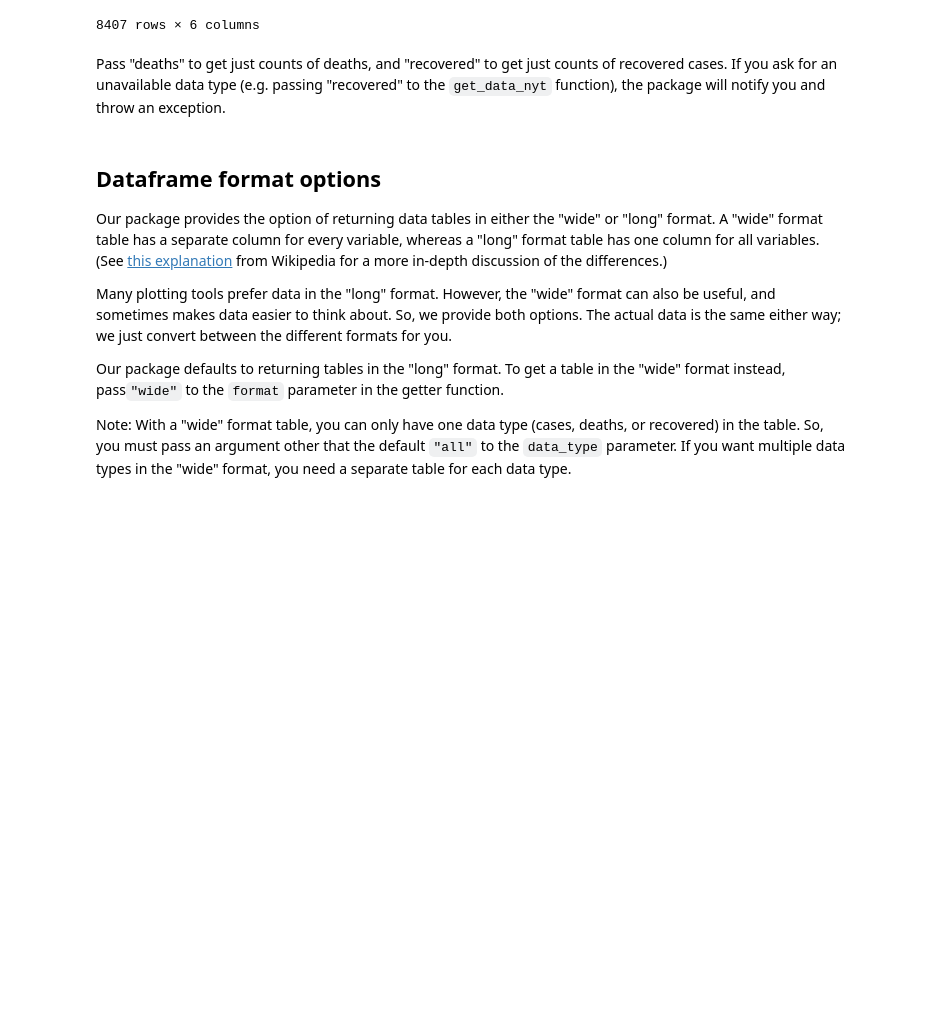
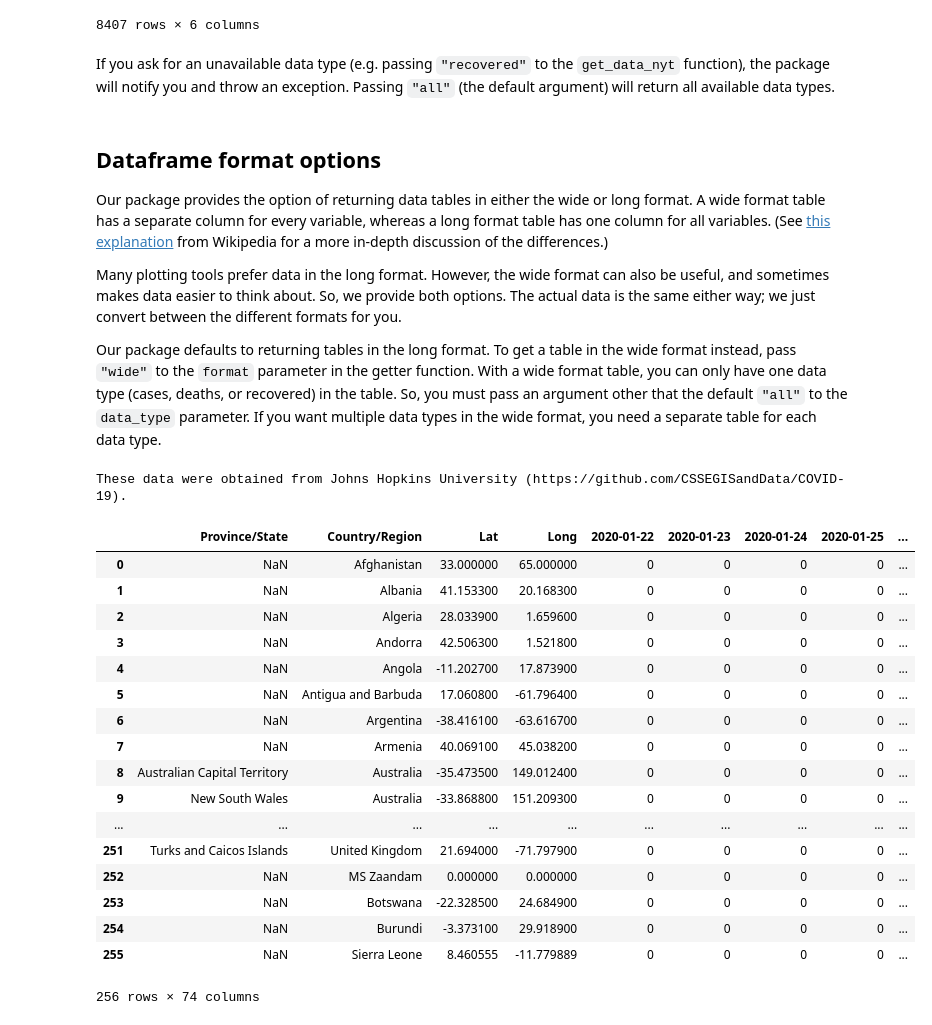
Before and after one commit to PayneLab/covid19pandas, a Jupyter notebook: docs/tutorial1_load_data.ipynb, the cells around one changed output. Cells and saved outputs as stored; diff of their text form; code cells hidden in the pictures; blank space fills up the shorter version.

```diff
--- a/docs/tutorial1_load_data.ipynb
+++ b/docs/tutorial1_load_data.ipynb
@@ -96,13 +98,33 @@ These data were obtained from Johns Hopkins University (https://github.com/CSSEG
 | 8406 | 2020-03-31 | NaN | Zimbabwe | -20.000000 | 30.000000 | 8 |
 8407 rows × 6 columns
 # %% [markdown]
-Pass "deaths" to get just counts of deaths, and "recovered" to get just counts of recovered cases. If you ask for an unavailable data type (e.g. passing "recovered" to the `get_data_nyt` function), the package will notify you and throw an exception.
+If you ask for an unavailable data type (e.g. passing `"recovered"` to the `get_data_nyt` function), the package will notify you and throw an exception. Passing `"all"` (the default argument) will return all available data types.
 # %% [markdown]
 ## Dataframe format options
-Our package provides the option of returning data tables in either the "wide" or "long" format. A "wide" format table has a separate column for every variable, whereas a "long" format table has one column for all variables. (See [this explanation](https://en.wikipedia.org/wiki/Wide_and_narrow_data) from Wikipedia for a more in-depth discussion of the differences.)
+Our package provides the option of returning data tables in either the wide or long format. A wide format table has a separate column for every variable, whereas a long format table has one column for all variables. (See [this explanation](https://en.wikipedia.org/wiki/Wide_and_narrow_data) from Wikipedia for a more in-depth discussion of the differences.)
 
-Many plotting tools prefer data in the "long" format. However, the "wide" format can also be useful, and sometimes makes data easier to think about. So, we provide both options. The actual data is the same either way; we just convert between the different formats for you.
+Many plotting tools prefer data in the long format. However, the wide format can also be useful, and sometimes makes data easier to think about. So, we provide both options. The actual data is the same either way; we just convert between the different formats for you.
 
-Our package defaults to returning tables in the "long" format. To get a table in the "wide" format instead, pass`"wide"` to the `format` parameter in the getter function.
-
-Note: With a "wide" format table, you can only have one data type (cases, deaths, or recovered) in the table. So, you must pass an argument other that the default `"all"` to the `data_type` parameter. If you want multiple data types in the "wide" format, you need a separate table for each data type.
+Our package defaults to returning tables in the long format. To get a table in the wide format instead, pass `"wide"` to the `format` parameter in the getter function. With a wide format table, you can only have one data type (cases, deaths, or recovered) in the table. So, you must pass an argument other that the default `"all"` to the `data_type` parameter. If you want multiple data types in the wide format, you need a separate table for each data type.
+# %%
+cod.get_data_jhu(format="wide", data_type="cases")
+# %% [output]
+These data were obtained from Johns Hopkins University (https://github.com/CSSEGISandData/COVID-19).
+|  | Province/State | Country/Region | Lat | Long | 2020-01-22 | 2020-01-23 | 2020-01-24 | 2020-01-25 | ... |
+| 0 | NaN | Afghanistan | 33.000000 | 65.000000 | 0 | 0 | 0 | 0 | ... |
+| 1 | NaN | Albania | 41.153300 | 20.168300 | 0 | 0 | 0 | 0 | ... |
+| 2 | NaN | Algeria | 28.033900 | 1.659600 | 0 | 0 | 0 | 0 | ... |
+| 3 | NaN | Andorra | 42.506300 | 1.521800 | 0 | 0 | 0 | 0 | ... |
+| 4 | NaN | Angola | -11.202700 | 17.873900 | 0 | 0 | 0 | 0 | ... |
+| 5 | NaN | Antigua and Barbuda | 17.060800 | -61.796400 | 0 | 0 | 0 | 0 | ... |
+| 6 | NaN | Argentina | -38.416100 | -63.616700 | 0 | 0 | 0 | 0 | ... |
+| 7 | NaN | Armenia | 40.069100 | 45.038200 | 0 | 0 | 0 | 0 | ... |
+| 8 | Australian Capital Territory | Australia | -35.473500 | 149.012400 | 0 | 0 | 0 | 0 | ... |
+| 9 | New South Wales | Australia | -33.868800 | 151.209300 | 0 | 0 | 0 | 0 | ... |
+| ... | ... | ... | ... | ... | ... | ... | ... | ... | ... |
+| 251 | Turks and Caicos Islands | United Kingdom | 21.694000 | -71.797900 | 0 | 0 | 0 | 0 | ... |
+| 252 | NaN | MS Zaandam | 0.000000 | 0.000000 | 0 | 0 | 0 | 0 | ... |
+| 253 | NaN | Botswana | -22.328500 | 24.684900 | 0 | 0 | 0 | 0 | ... |
+| 254 | NaN | Burundi | -3.373100 | 29.918900 | 0 | 0 | 0 | 0 | ... |
+| 255 | NaN | Sierra Leone | 8.460555 | -11.779889 | 0 | 0 | 0 | 0 | ... |
+256 rows × 74 columns
```
Also changed, not shown: parts of 12 cells of this notebook, 2 other files.
